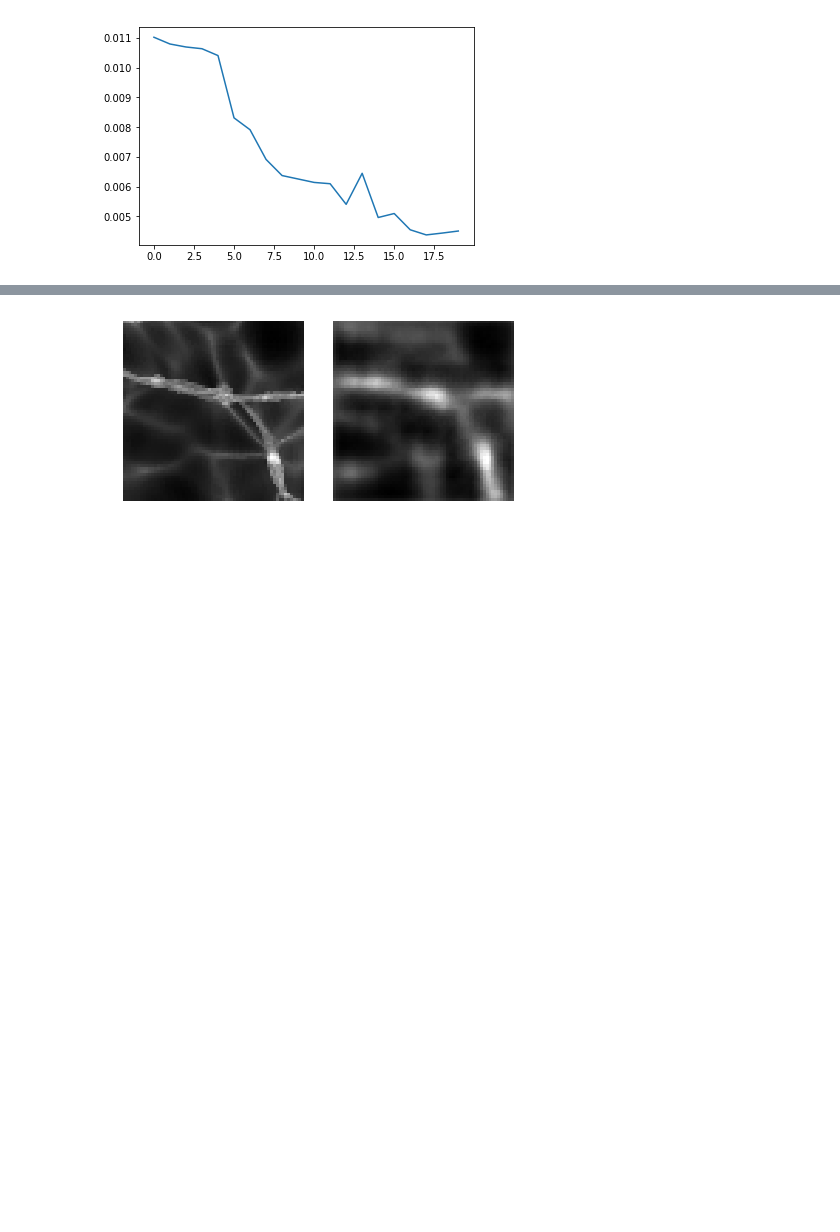
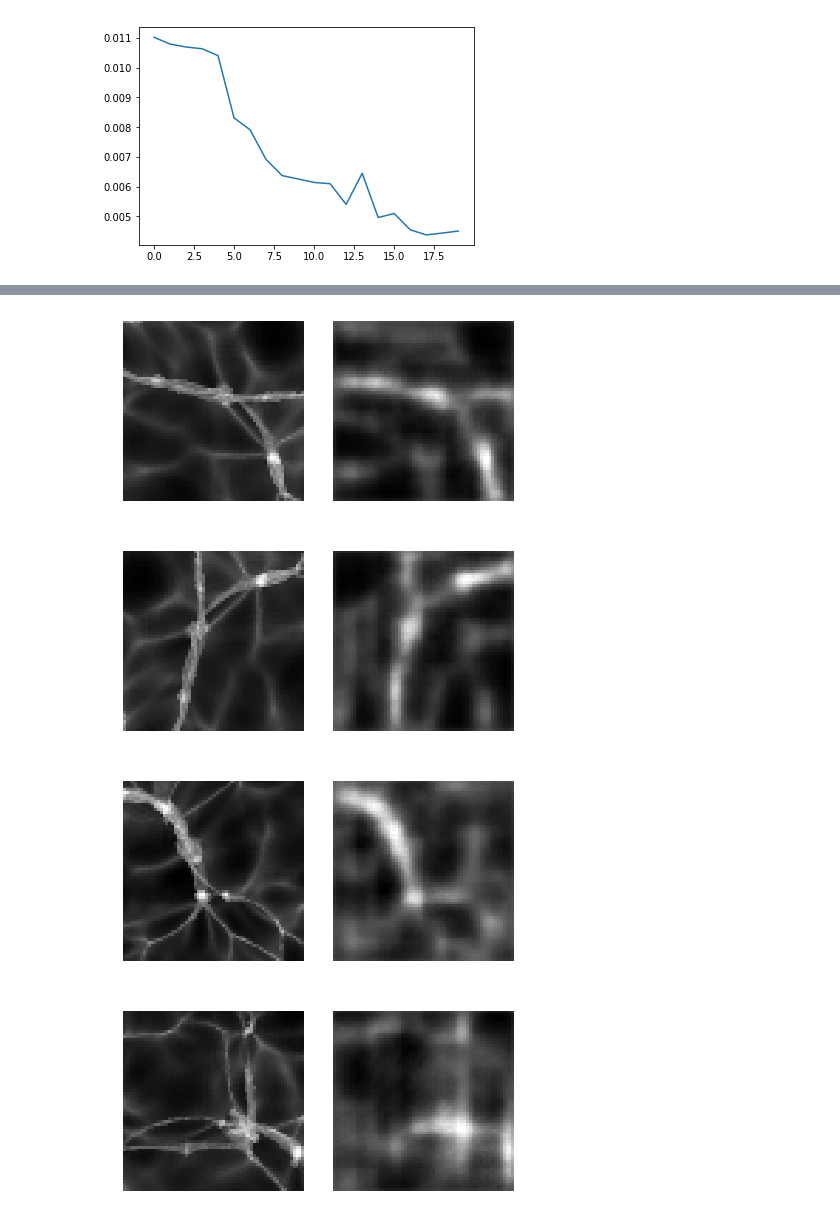
Before and after one commit to miguel-aragon/NeuroWeb, a Jupyter notebook: PIPE_10_3D_AutoEncoder.ipynb, the cells around one changed output, grey strips where cells are left out. Drawn from its saved outputs; the diff is of its cells as text; code cells hidden in the pictures; blank space fills up the shorter version.

```diff
--- a/PIPE_10_3D_AutoEncoder.ipynb
+++ b/PIPE_10_3D_AutoEncoder.ipynb
@@ -289,7 +302,13 @@ plt.show()
 #model.load_weights('model_1.h5')
 
 Y_pred  = model.predict(X_train[0:16,:,:,:,:], batch_size=1, verbose = 0)
-# %%
-show_image_row([X_train[0,:,:,32,0], Y_pred[0,:,:,32,0]])
-# %% [output]
-[figure, removed]
+# %%
+#--- Comparison between the original and predicted cubes. Show a thin slice across the z-axis
+slice_k = 32
+for i in range(4):
+    show_image_row([X_train[i,:,:,slice_k,0], Y_pred[i,:,:,slice_k,0]])
+# %% [output]
+[figure, added]
+[figure, added]
+[figure, added]
+[figure, added]
```
Also changed, not shown: parts of 7 cells of this notebook.
